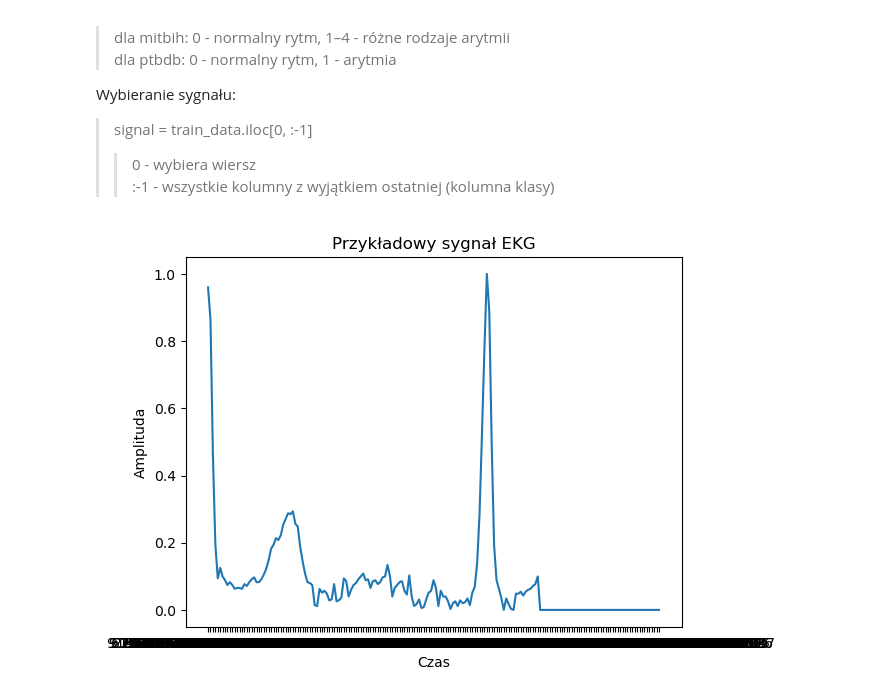
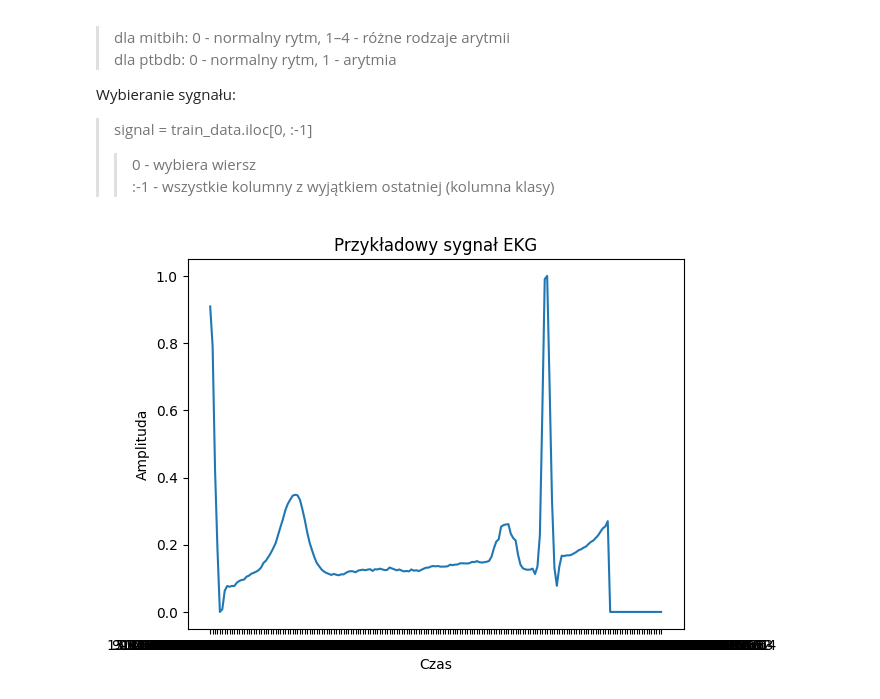
Before and after one commit to mikolajkurek/ECG-Signal-Anomaly-Detection-Model, a Jupyter notebook: main.ipynb, the cells around one changed output. Saved outputs shown, nothing was run; the diff lists cells and outputs as text; code cells hidden in the pictures.

```diff
--- a/main.ipynb
+++ b/main.ipynb
@@ -48,6 +47,6 @@ print(os.listdir(dataset_dir))
 import pandas as pd
 
 # Wczytaj dane treningowe
-train_data = pd.read_csv(os.path.join(path, "ptbdb_normal.csv"))
+train_data = pd.read_csv(os.path.join(path, "mitbih_test.csv"))
 print(train_data.head())
 # %% [output]
@@ -95,12 +98,12 @@ Wybieranie sygnału:
 # %%
 import matplotlib.pyplot as plt
 
 # Przykład: Wizualizacja pierwszego sygnału EKG
-signal = train_data.iloc[0, :-1]  # Pobierz sygnał (bez etykiety)
+signal = train_data.iloc[1, :-1]  # Pobierz sygnał (bez etykiety)
 plt.plot(signal)
 plt.title("Przykładowy sygnał EKG")
 plt.xlabel("Czas")
 plt.ylabel("Amplituda")
 plt.show()
 # %% [output]
-[figure, old version]
+[figure, new version]
```
Also changed, not shown: parts of 5 cells of this notebook.
